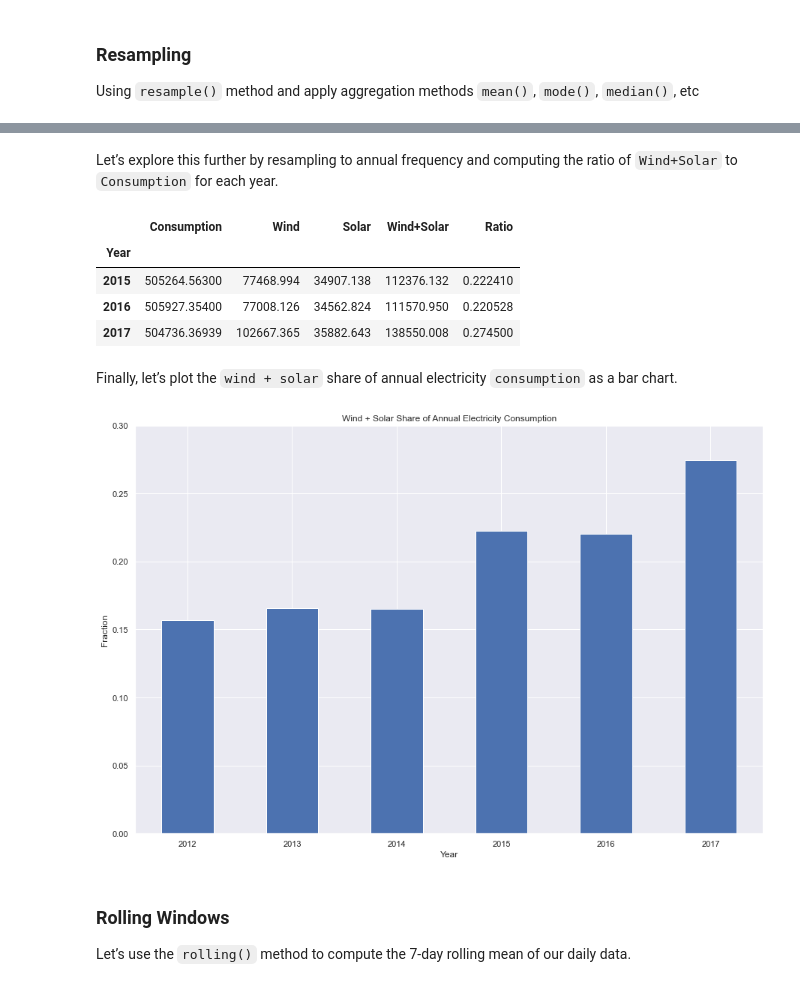
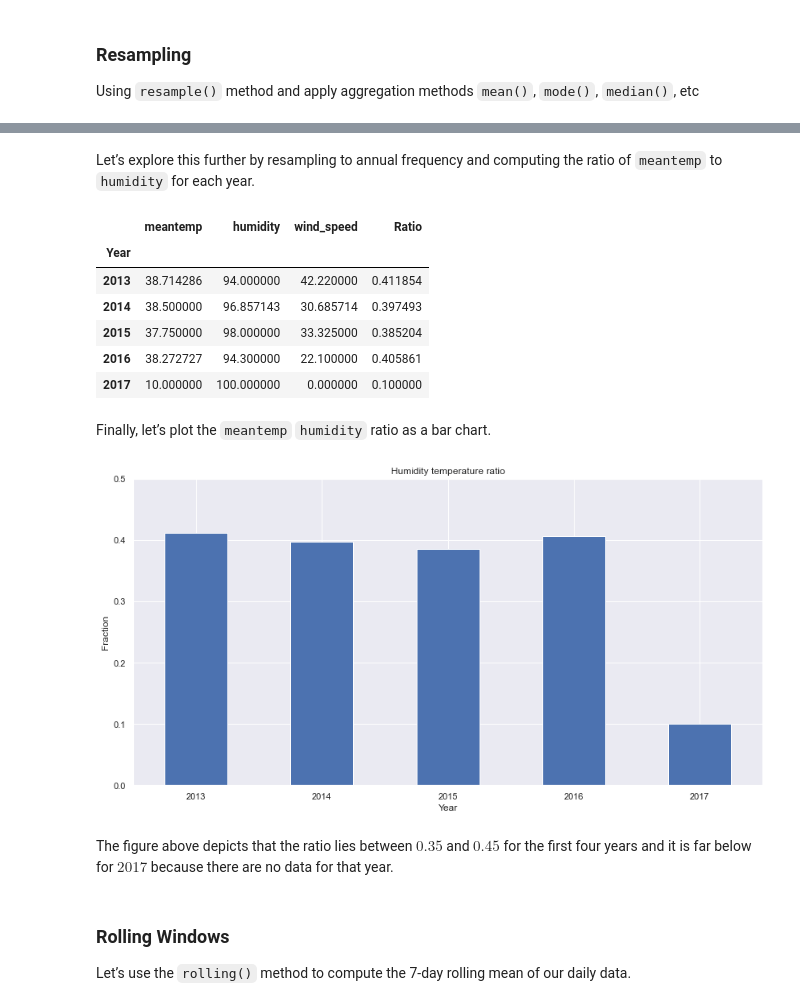
Before and after one commit to adili0505/Demo, a Jupyter notebook: delhi_weather_analysis.ipynb, the cells around one changed output, grey strips where cells are left out. Cells and saved outputs as stored; diff of their text form; code cells hidden in the pictures.

```diff
--- a/delhi_weather_analysis.ipynb
+++ b/delhi_weather_analysis.ipynb
@@ -262,8 +262,8 @@ meantemp_freq
 Using `resample()` method and apply aggregation methods `mean()`, `mode()`, `median()`, etc
 # %%
 # Specify the data columns we want to include (i.e. exclude Year, Month, Weekday Name)
-data_columns = ['Consumption', 'Wind', 'Solar', 'Wind+Solar']
+data_columns = ['meantemp', 'humidity', 'wind_speed']
 # Resample to weekly frequency, aggregating with mean
-opsd_weekly_mean = opsd_daily[data_columns].resample('W').mean()
-opsd_weekly_mean.head(3)
+delhi_weekly_mean = delhi_daily_weather[data_columns].resample('W').mean()
+delhi_weekly_mean.head(3)
 # %% [output]
@@ -334,33 +325,37 @@ ax.set_ylabel('Monthly Total (GWh)');
 # %% [markdown]
-Let’s explore this further by resampling to annual frequency and computing the ratio of `Wind+Solar` to `Consumption` for each year.
+Let’s explore this further by resampling to annual frequency and computing the ratio of `meantemp` to `humidity` for each year.
 # %%
-# Compute the annual sums, setting the value to NaN for any year which has fewer than 360 days of data
-opsd_annual = opsd_daily[data_columns].resample('A').sum(min_count=360)
+# Compute the maximum annual temperature
+delhi_annual_max = delhi_daily_weather[data_columns].resample('A').max()
 # The default index of the resampled DataFrame is the last day of each year,
-# ('2006-12-31', '2007-12-31', etc.) so to make life easier, set the index
+# ('2013-12-31', '2014-12-31', etc.) so to make life easier, set the index
 # to the year component
-opsd_annual = opsd_annual.set_index(opsd_annual.index.year)
-opsd_annual.index.name = 'Year'
-# Compute the ratio of Wind+Solar to Consumption
-opsd_annual['Ratio'] = opsd_annual['Wind+Solar'] / opsd_annual['Consumption']
-opsd_annual.tail(3)
+delhi_annual_max = delhi_annual_max.set_index(delhi_annual_max.index.year)
+delhi_annual_max.index.name = 'Year'
+# Compute the ratio of meantemp to humidity
+delhi_annual_max['Ratio'] = delhi_annual_max['meantemp'] / delhi_annual_max['humidity']
+delhi_annual_max.head(5)
 # %% [output]
-|  | Consumption | Wind | Solar | Wind+Solar | Ratio |
-| Year |  |  |  |  |  |
-| 2015 | 505264.56300 | 77468.994 | 34907.138 | 112376.132 | 0.222410 |
-| 2016 | 505927.35400 | 77008.126 | 34562.824 | 111570.950 | 0.220528 |
-| 2017 | 504736.36939 | 102667.365 | 35882.643 | 138550.008 | 0.274500 |
+|  | meantemp | humidity | wind_speed | Ratio |
+| Year |  |  |  |  |
+| 2013 | 38.714286 | 94.000000 | 42.220000 | 0.411854 |
+| 2014 | 38.500000 | 96.857143 | 30.685714 | 0.397493 |
+| 2015 | 37.750000 | 98.000000 | 33.325000 | 0.385204 |
+| 2016 | 38.272727 | 94.300000 | 22.100000 | 0.405861 |
+| 2017 | 10.000000 | 100.000000 | 0.000000 | 0.100000 |
 # %% [markdown]
-Finally, let’s plot the `wind + solar` share of annual electricity `consumption` as a bar chart.
+Finally, let’s plot the `meantemp` `humidity` ratio as a bar chart.
 # %%
 # Plot from 2012 onwards, because there is no solar production data in earlier years
-ax = opsd_annual.loc[2012:, 'Ratio'].plot.bar(color='C0')
+ax = delhi_annual_max.loc[2012:, 'Ratio'].plot.bar(color='C0')
 ax.set_ylabel('Fraction')
-ax.set_ylim(0, 0.3)
-ax.set_title('Wind + Solar Share of Annual Electricity Consumption')
+ax.set_ylim(0, .5)
+ax.set_title('Humidity temperature ratio')
 plt.xticks(rotation=0);
 # %% [output]
-[figure, old version]
+[figure, new version]
+# %% [markdown]
+The figure above depicts that the ratio lies between $0.35$ and $0.45$ for the first four years and it is far below for $2017$ because there are no data for that year.
 # %% [markdown]
 ### Rolling Windows
 Let’s use the `rolling()` method to compute the 7-day rolling mean of our daily data.
```
Also changed, not shown: parts of 11 cells of this notebook.
